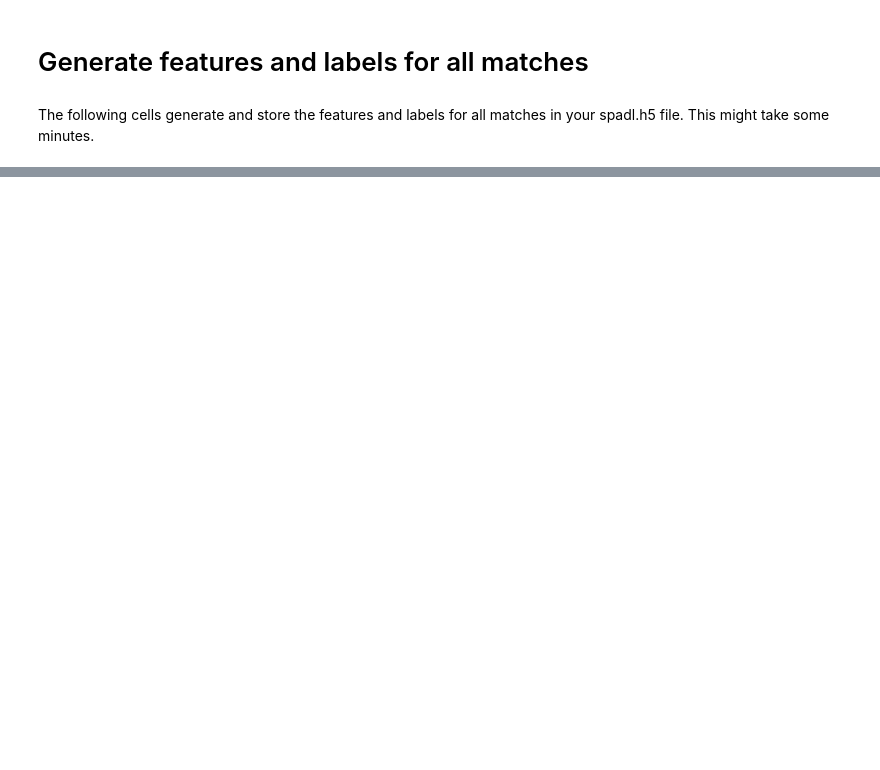
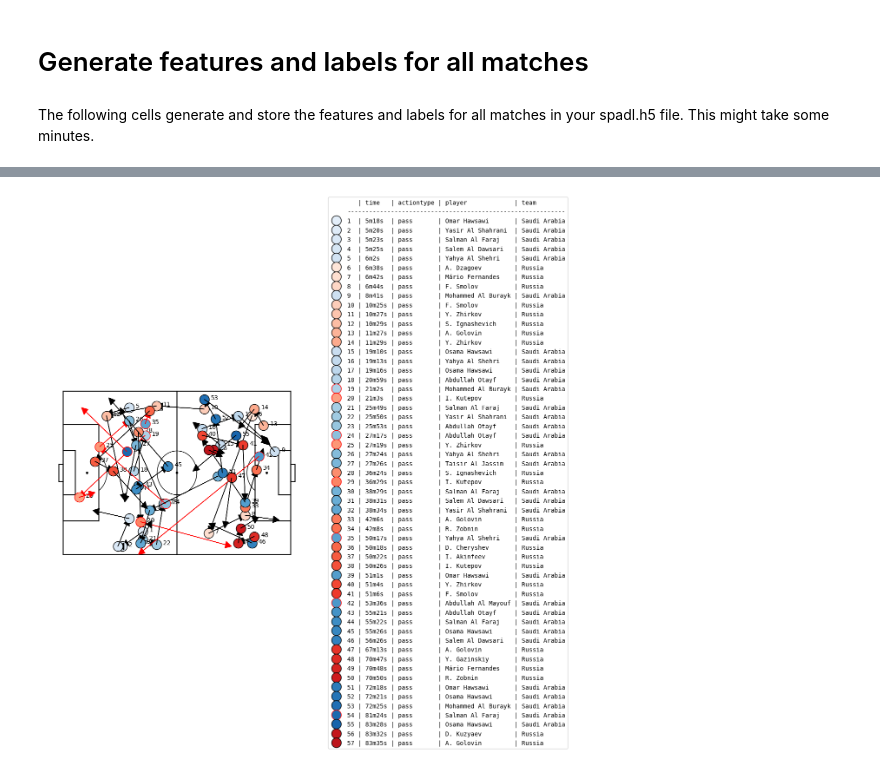
Before and after one commit to IndraTheZeus/Data_Analytics_Lab, a Jupyter notebook: tutorial2_generate_features.ipynb, the cells around one changed output, grey strips where cells are left out. Saved outputs shown, nothing was run; the diff lists cells and outputs as text; code cells hidden in the pictures; blank space fills up the shorter version.

Commit message:
Add files via upload
Added heatmap+plot

```diff
--- a/tutorial2_generate_features.ipynb
+++ b/tutorial2_generate_features.ipynb
@@ -494,7 +679,10 @@ for _, game in tqdm(df_games.iterrows(), total=len(df_games)):
             df_actions.merge(spadlstore['actiontypes'], how='left')
             .merge(spadlstore['results'], how='left')
             .merge(spadlstore['bodyparts'], how='left')
-            .reset_index(drop=True)
+            .merge(spadlstore['players'], how="left")
+            .merge(spadlstore['teams'], how='left')
+            .reset_index()
+            .rename(columns={'index': 'action_id'})
         )
 
     df_features = create_features_match(df_actions, features_to_delay, delays)
@@ -558,5 +723,7 @@ for index, row in df_actions.iterrows():
 
 # Add the boolean column to the DataFrame
 df_actions['shot_in_next_10_seconds'] = shot_in_next_10_seconds
+# %%
+df_actions['nice_time'] = df_actions.apply(nice_time,axis=1)
 # %%
 df_actions
@@ -563,5 +744,6 @@ df_actions
 # %%
 rows_with_shot_in_next_10_seconds = df_actions[df_actions['shot_in_next_10_seconds'] == True]
+pass_with_shot_in_next_10_seconds = df_actions[df_actions['shot_in_next_10_seconds'] == True][df_actions['type_name'] == 'pass']
 
 # Print the filtered DataFrame
-rows_with_shot_in_next_10_seconds
+pass_with_shot_in_next_10_seconds
@@ -567,0 +769,4 @@ rows_with_shot_in_next_10_seconds
+# %%
+plot_actions(pass_with_shot_in_next_10_seconds)
+# %% [output]
+[figure, added]
```
Also changed, not shown: parts of 34 cells of this notebook.
